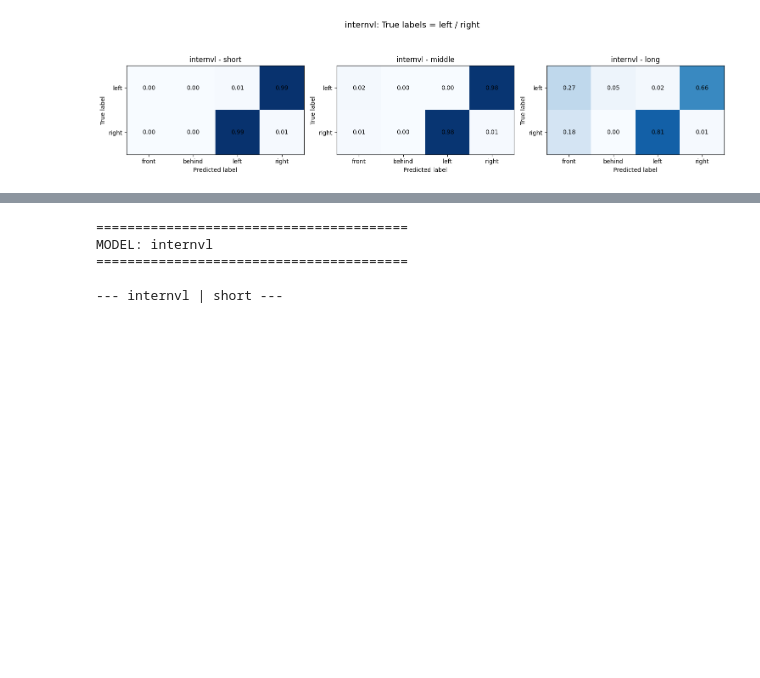
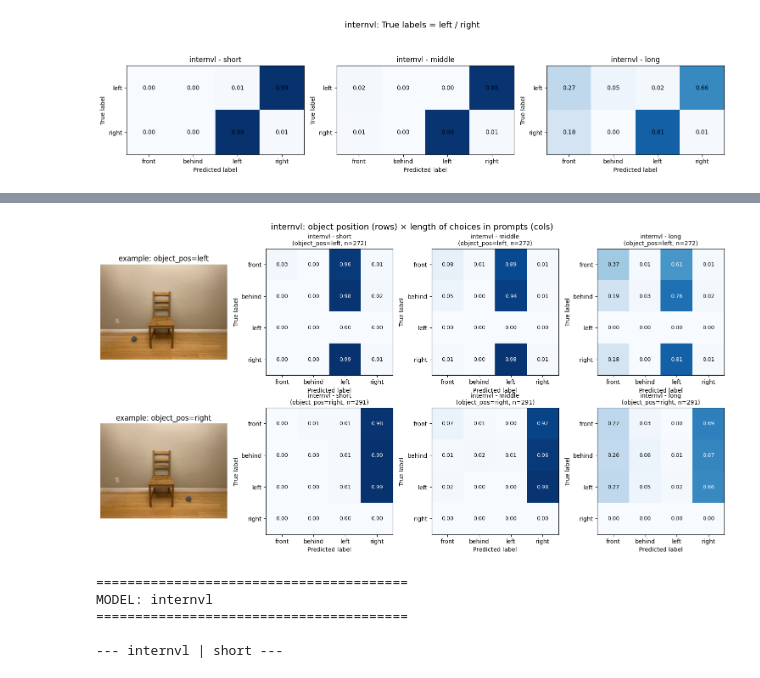
Before and after one commit to zhiying318/Parcours_recherche_server_sync, a Jupyter notebook: eval_output/eval_analyse.ipynb, the cells around one changed output, grey strips where cells are left out. Saved outputs shown, nothing was run; the diff lists cells and outputs as text; code cells hidden in the pictures; blank space fills up the shorter version.

```diff
--- a/eval_output/eval_analyse.ipynb
+++ b/eval_output/eval_analyse.ipynb
@@ -393,3 +608,99 @@ MODEL: internvl
 | 3 | right | 97 | 0.010309 | 0.814433 |
 [figure]
 [figure]
+# %%
+from collections import defaultdict
+import matplotlib.pyplot as plt
+
+base_dir = "./"
+lengths = ["short", "middle", "long"]
+models = ["internvl"]
+
+results = defaultdict(dict)
+
+for model in models:
+
+    print(f"MODEL: {model}")
+
+    dfs = {}
+
+    for length in lengths:
+        csv_path = os.path.join(base_dir, f"mcq_{length}_{model}.csv")
+        if not os.path.exists(csv_path):
+            print(f"Missing file: {csv_path}")
+            continue
+
+        df = load_and_prepare(csv_path)
+        pct_df = analyze_percentages(df)
+
+        display(pct_df)
+        dfs[length] = df
+        results[model][length] = {
+            "df": df,
+            "percentages": pct_df
+        }
+    # 1张图，2行3列：第1行 object_pos=left，第2行 object_pos=right
+    fig, axes = plt.subplots(2, 4, figsize=(15, 8))
+
+    img = plt.imread("/home/zzou/WhatsUp_dataset/controlled_images/ball-of-yarn_left_of_chair.jpeg")
+    axes[0][0].imshow(img)
+    axes[0][0].axis("off")
+    axes[0][0].set_title("example: object_pos=left")
+
+    img = plt.imread("/home/zzou/WhatsUp_dataset/controlled_images/ball-of-yarn_right_of_chair.jpeg")
+    axes[1][0].imshow(img)
+    axes[1][0].axis("off")
+    axes[1][0].set_title("example: object_pos=right")
+
+    for i, length in enumerate(lengths):
+        for j, obj_pos in enumerate(OBJECT_POSITIONS):
+            ax = axes[j][i + 1]  # 列偏移+1，给图片列让位
+            if length not in dfs:
+                ax.axis("off")
+                continue
+            sub = dfs[length][dfs[length]["object_position"] == obj_pos]
+            plot_confusion_on_ax(
+                sub,
+                ax,
+                title=f"{model} - {length}\n(object_pos={obj_pos}, n={len(sub)})"
+            )
+
+    fig.suptitle(f"{model}: object position (rows) × length of choices in prompts (cols)", fontsize=14)
+    plt.tight_layout()
+    plt.show()
+
+
+
+
+    # # Figure 1: object_position = left，4×4 confusion matrix
+    # fig, axes = plt.subplots(1, 3, figsize=(15, 4))
+    # for i, length in enumerate(lengths):
+    #     if length not in dfs:
+    #         axes[i].axis("off")
+    #         continue
+    #     sub = dfs[length][dfs[length]["object_position"] == "left"]
+    #     plot_confusion_on_ax(
+    #         sub,
+    #         axes[i],
+    #         title=f"{model} - {length}\n(object_pos=left, n={len(sub)})"
+    #     )
+    # fig.suptitle(f"{model}: object position = left", fontsize=14)
+    # plt.tight_layout()
+    # plt.show()
+
+    # # Figure 2: object_position = right，4×4 confusion matrix
+    # fig, axes = plt.subplots(1, 3, figsize=(15, 4))
+    # for i, length in enumerate(lengths):
+    #     if length not in dfs:
+    #         axes[i].axis("off")
+    #         continue
+    #     sub = dfs[length][dfs[length]["object_position"] == "right"]
+    #     plot_confusion_on_ax(
+    #         sub,
+    #         axes[i],
+    #         title=f"{model} - {length}\n(object_pos=right, n={len(sub)})"
+    #     )
+    # fig.suptitle(f"{model}: object position = right", fontsize=14)
+    # plt.tight_layout()
+    # plt.show()
+# %% [output]
@@ -396 +723,2 @@ MODEL: internvl
+[figure, added]
 # %%
```
Also changed, not shown: parts of 8 cells of this notebook, 17 other files.
